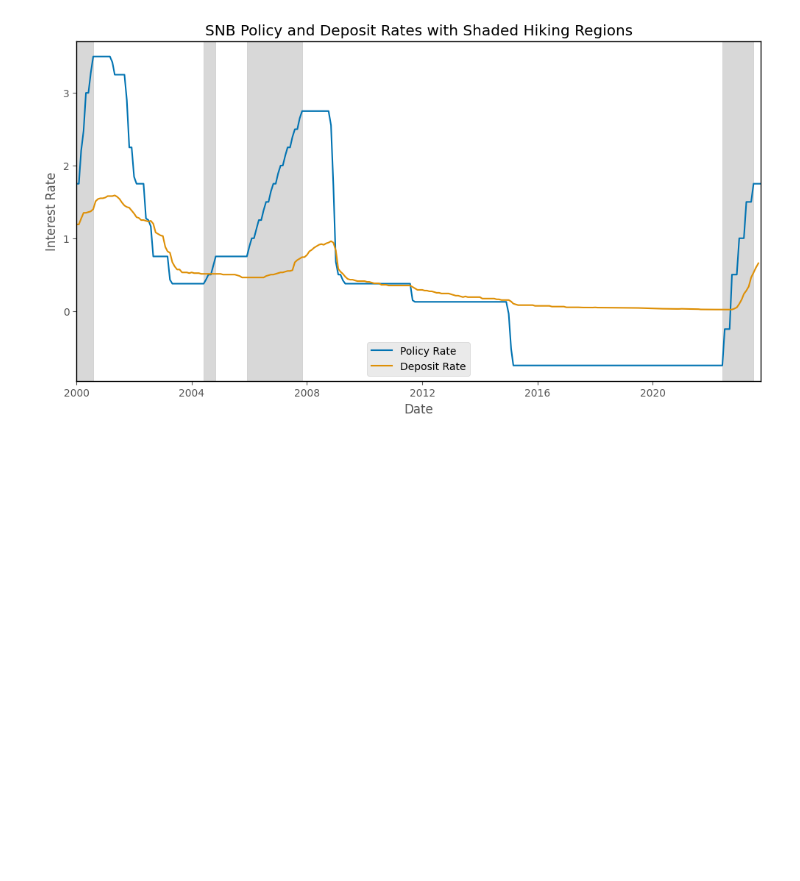
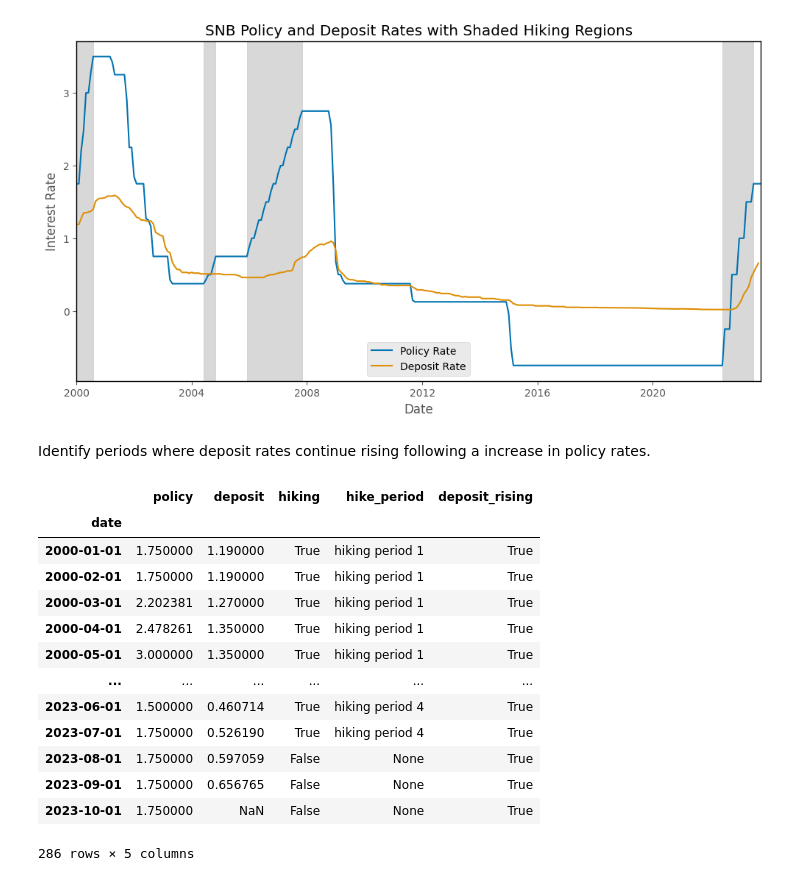
Before and after one commit to Butch78/Bank-Size-Central-Bank-Sensitivity, a Jupyter notebook: notebooks/snb-data-processing.ipynb, the cells around one changed output. Cells and saved outputs as stored; diff of their text form; code cells hidden in the pictures; blank space fills up the shorter version.

Commit message:
Identify deposit rising periods

```diff
--- a/notebooks/snb-data-processing.ipynb
+++ b/notebooks/snb-data-processing.ipynb
@@ -575,3 +575,61 @@ plt.savefig(pdf_file_path, format='pdf', bbox_inches='tight', facecolor='white')
 plt.show()
 # %% [output]
 [figure]
+# %% [markdown]
+Identify periods where deposit rates continue rising following a increase in policy rates.
+# %%
+import pandas as pd
+
+# Initialize the deposit_rising column with False
+SNB_data['deposit_rising'] = False
+
+def find_peak_deposit_post_hike(df):
+    in_post_hike_period = False
+    peak_deposit = -float('inf')
+
+    for i in df.index:
+        if df.at[i, 'hiking']:
+            # If a new hiking cycle starts
+            if in_post_hike_period:
+                # Mark all remaining in post-hike period as False
+                df.loc[(df.index > peak_index) & (df.index <= i), 'deposit_rising'] = False
+            in_post_hike_period = False
+            peak_deposit = -float('inf')
+            df.at[i, 'deposit_rising'] = True
+        else:
+            if not in_post_hike_period and df.at[df.index[df.index.get_loc(i)-1], 'hiking']:
+                # Hiking cycle just ended
+                in_post_hike_period = True
+                peak_deposit = df.at[i, 'deposit']
+                peak_index = i
+            if in_post_hike_period:
+                # In post-hiking period, look for peak deposit rate
+                if df.at[i, 'deposit'] > peak_deposit:
+                    peak_deposit = df.at[i, 'deposit']
+                    peak_index = i
+                df.at[i, 'deposit_rising'] = True
+
+    return df
+
+# Apply the function to the DataFrame
+SNB_data = find_peak_deposit_post_hike(SNB_data)
+
+# To save the DataFrame as a CSV file
+SNB_data.to_csv('../reports/figures/SNB_data.csv', index=True)
+
+print(SNB_data)
+# %% [output]
+|  | policy | deposit | hiking | hike_period | deposit_rising |
+| date |  |  |  |  |  |
+| 2000-01-01 | 1.750000 | 1.190000 | True | hiking period 1 | True |
+| 2000-02-01 | 1.750000 | 1.190000 | True | hiking period 1 | True |
+| 2000-03-01 | 2.202381 | 1.270000 | True | hiking period 1 | True |
+| 2000-04-01 | 2.478261 | 1.350000 | True | hiking period 1 | True |
+| 2000-05-01 | 3.000000 | 1.350000 | True | hiking period 1 | True |
+| ... | ... | ... | ... | ... | ... |
+| 2023-06-01 | 1.500000 | 0.460714 | True | hiking period 4 | True |
+| 2023-07-01 | 1.750000 | 0.526190 | True | hiking period 4 | True |
+| 2023-08-01 | 1.750000 | 0.597059 | False | None | True |
+| 2023-09-01 | 1.750000 | 0.656765 | False | None | True |
+| 2023-10-01 | 1.750000 | NaN | False | None | True |
+286 rows × 5 columns
```
Also changed, not shown: 1 other file.
